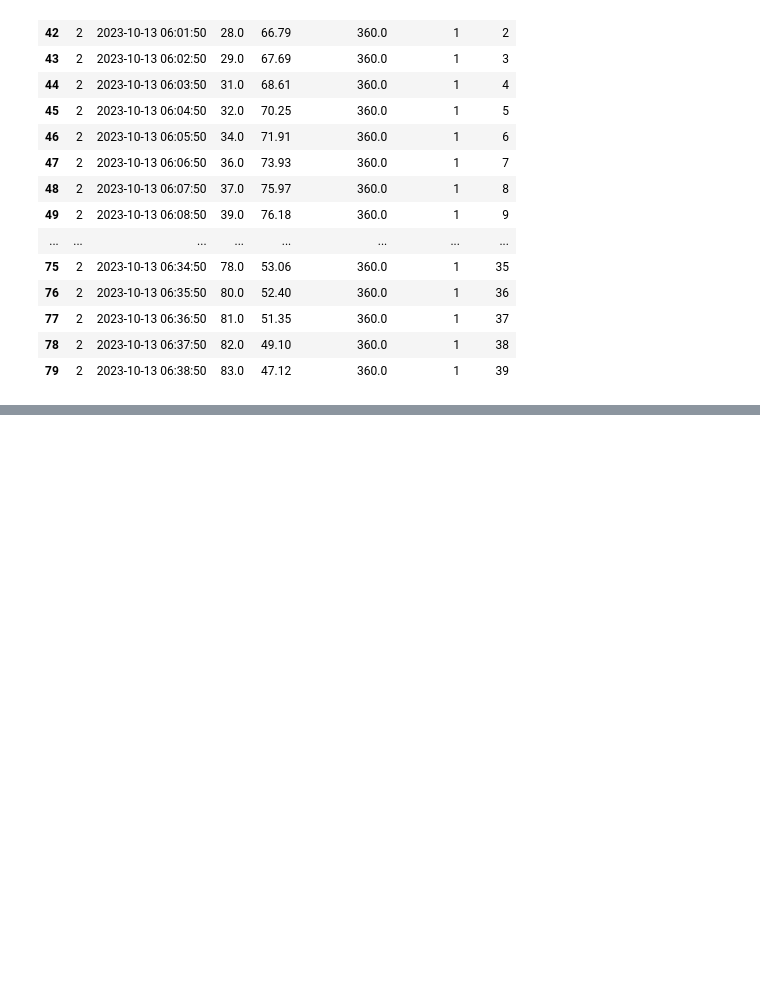
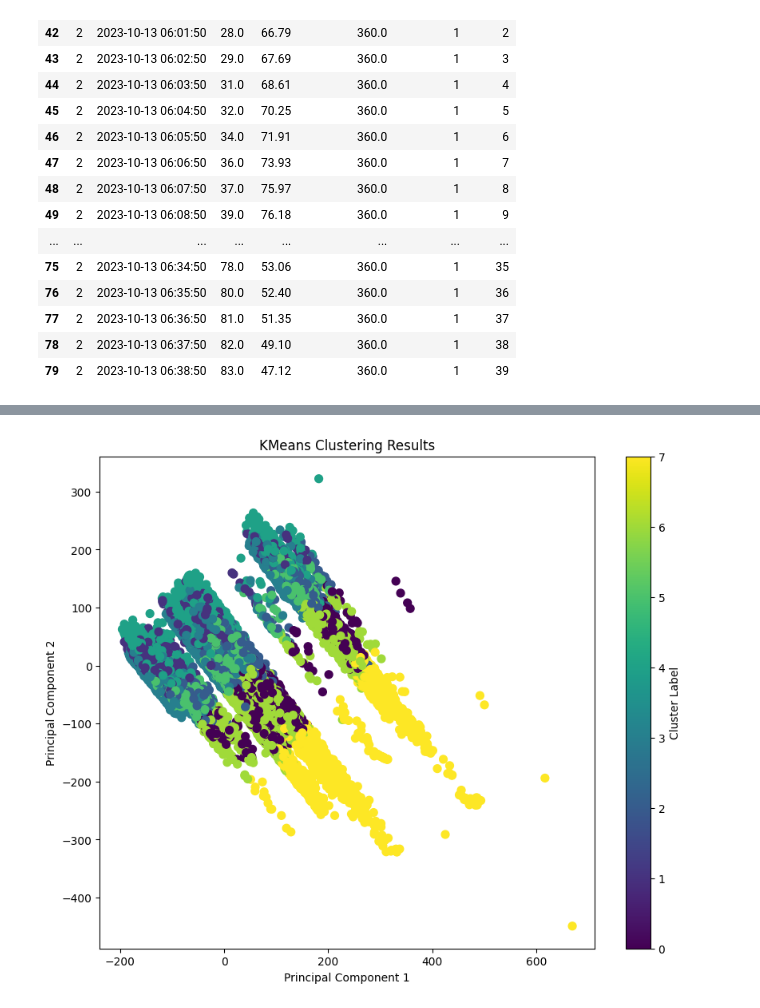
Before and after one commit to JakobBerg-Projects/CedasHackathon2025, a Jupyter notebook: src/henrik/clustering.ipynb, the cells around one changed output, grey strips where cells are left out. Drawn from its saved outputs; the diff is of its cells as text; code cells hidden in the pictures; blank space fills up the shorter version.

Commit message:
clustering with linear models

```diff
--- a/src/henrik/clustering.ipynb
+++ b/src/henrik/clustering.ipynb
@@ -213,0 +114,5 @@ def plot_variation():
+# %%
+clustering_pipeline = Pipeline([
+    ("scaler", StandardScaler()),
+    ("kmeans", KMeans(random_state=RANDOM_STATE, n_clusters=8))
+])
@@ -213,0 +124,8 @@ def plot_variation():
+# %%
+labels = clustering_pipeline.named_steps["kmeans"].labels_
+
+n_clusters_ = len(set(labels)) - (1 if -1 in labels else 0)
+n_noise_ = list(labels).count(-1)
+
+print("Estimated number of clusters: %d" % n_clusters_)
+print("Estimated number of noise points: %d" % n_noise_)
@@ -213,0 +165,13 @@ def plot_variation():
+# %%
+pca = PCA(n_components=2)
+X_reduced = pca.fit_transform(train_data_first_ten)
+
+plt.figure(figsize=(10, 8))
+plt.scatter(X_reduced[:, 0], X_reduced[:, 1], c=labels, cmap='viridis', s=50)
+plt.colorbar(label='Cluster Label')
+plt.title('KMeans Clustering Results')
+plt.xlabel('Principal Component 1')
+plt.ylabel('Principal Component 2')
+plt.show()
+# %% [output]
+[figure, added]
```
Also changed, not shown: parts of 43 cells of this notebook.
